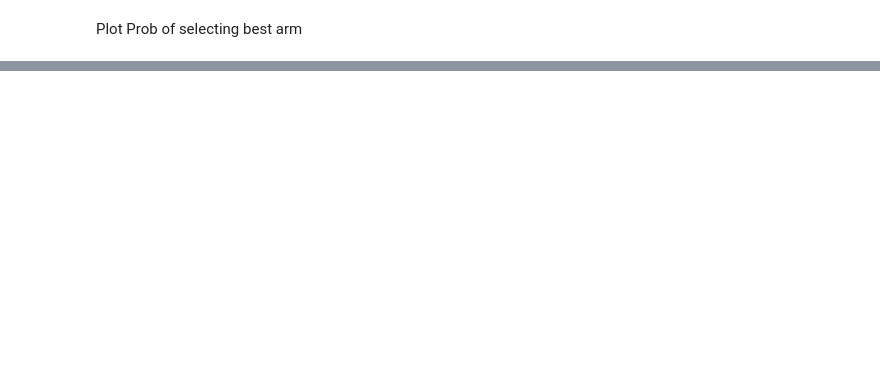
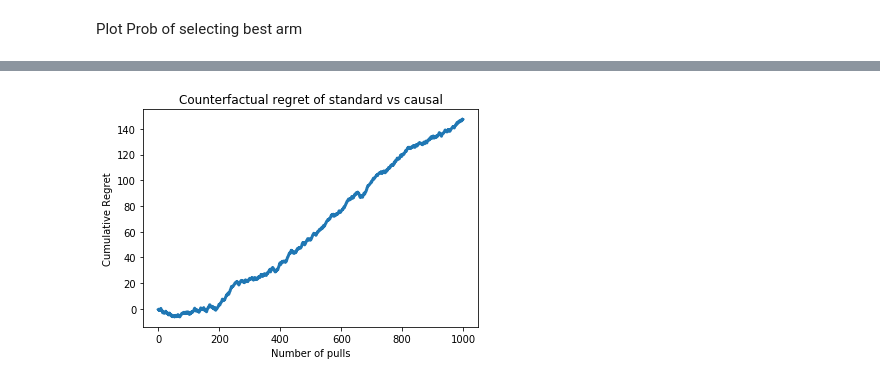
Before and after one commit to tylernickr/causalbandits, a Jupyter notebook: Class_Presentation.ipynb, the cells around one changed output, grey strips where cells are left out. Drawn from its saved outputs; the diff is of its cells as text; code cells hidden in the pictures; blank space fills up the shorter version.

```diff
--- a/Class_Presentation.ipynb
+++ b/Class_Presentation.ipynb
@@ -432,0 +469,21 @@ plt.show()
+# %%
+logfile = './log_file.dat'
+standard_sampler.generate_log(logfile)
+
+offline_causal_sampler = CausalThomspon(confoundingBandits, environment)
+
+# Run 5 trials
+trials = 5
+counterfactual_regret = np.zeros(n_pulls)
+for i in range(trials):
+    offline_causal_sampler.initialize()
+    counterfactual_regret += offline_causal_sampler.process_logfile(logfile)
+counterfactual_regret = counterfactual_regret / trials
+# %%
+plt.plot(counterfactual_regret, lw =3)
+plt.title("Counterfactual regret of standard vs causal")
+plt.xlabel("Number of pulls")
+plt.ylabel("Cumulative Regret")
+plt.show()
+# %% [output]
+[figure, added]
```
Also changed, not shown: parts of 4 cells of this notebook.
